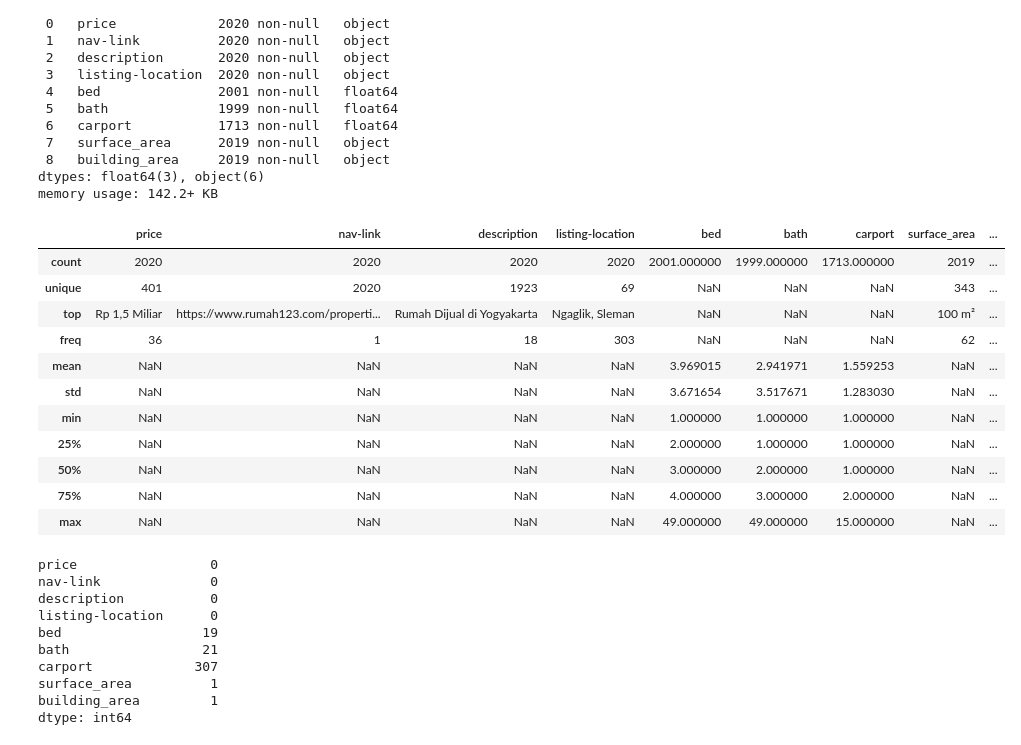
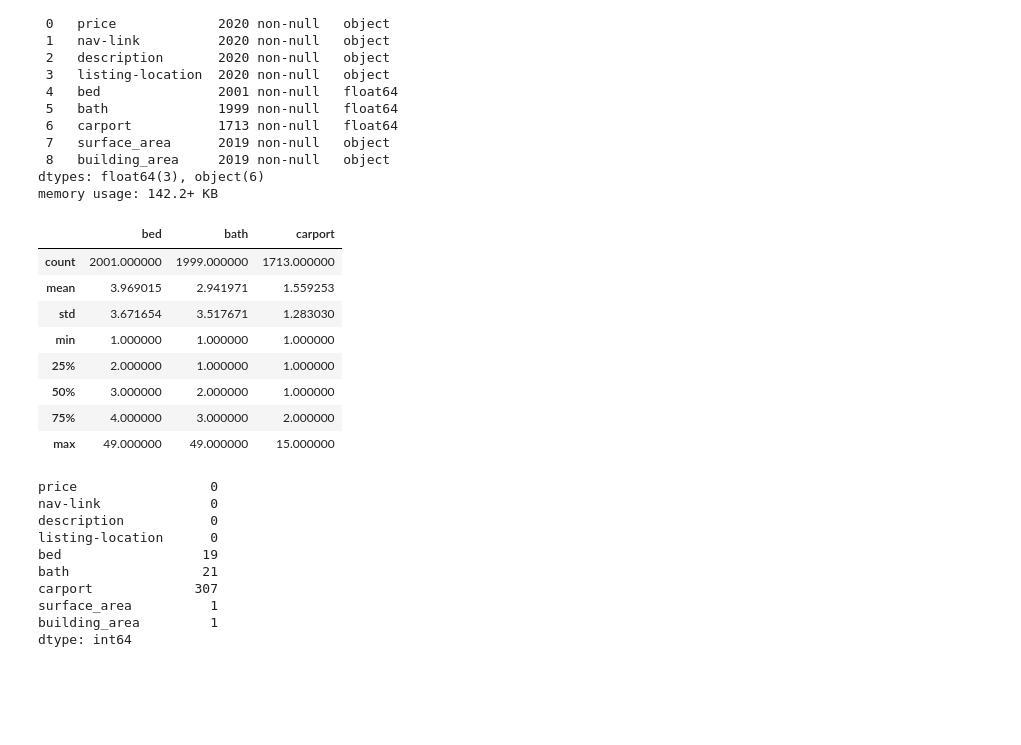
Before and after one commit to Affanzaky06/pPrediksi_Harga_Rumah_DS, a Jupyter notebook: prediksi.ipynb, the cells around one changed output. Saved outputs shown, nothing was run; the diff lists cells and outputs as text; code cells hidden in the pictures; blank space fills up the shorter version.

```diff
--- a/prediksi.ipynb
+++ b/prediksi.ipynb
@@ -38,20 +39,17 @@ Data columns (total 9 columns):
 dtypes: float64(3), object(6)
 memory usage: 142.2+ KB
 # %%
-df.describe(include="all")
+df.describe()
 # %% [output]
-|  | price | nav-link | description | listing-location | bed | bath | carport | surface_area | ... |
-| count | 2020 | 2020 | 2020 | 2020 | 2001.000000 | 1999.000000 | 1713.000000 | 2019 | ... |
-| unique | 401 | 2020 | 1923 | 69 | NaN | NaN | NaN | 343 | ... |
-| top | Rp 1,5 Miliar | https://www.rumah123.com/properti... | Rumah Dijual di Yogyakarta | Ngaglik, Sleman | NaN | NaN | NaN | 100 m² | ... |
-| freq | 36 | 1 | 18 | 303 | NaN | NaN | NaN | 62 | ... |
-| mean | NaN | NaN | NaN | NaN | 3.969015 | 2.941971 | 1.559253 | NaN | ... |
-| std | NaN | NaN | NaN | NaN | 3.671654 | 3.517671 | 1.283030 | NaN | ... |
-| min | NaN | NaN | NaN | NaN | 1.000000 | 1.000000 | 1.000000 | NaN | ... |
-| 25% | NaN | NaN | NaN | NaN | 2.000000 | 1.000000 | 1.000000 | NaN | ... |
-| 50% | NaN | NaN | NaN | NaN | 3.000000 | 2.000000 | 1.000000 | NaN | ... |
-| 75% | NaN | NaN | NaN | NaN | 4.000000 | 3.000000 | 2.000000 | NaN | ... |
-| max | NaN | NaN | NaN | NaN | 49.000000 | 49.000000 | 15.000000 | NaN | ... |
+|  | bed | bath | carport |
+| count | 2001.000000 | 1999.000000 | 1713.000000 |
+| mean | 3.969015 | 2.941971 | 1.559253 |
+| std | 3.671654 | 3.517671 | 1.283030 |
+| min | 1.000000 | 1.000000 | 1.000000 |
+| 25% | 2.000000 | 1.000000 | 1.000000 |
+| 50% | 3.000000 | 2.000000 | 1.000000 |
+| 75% | 4.000000 | 3.000000 | 2.000000 |
+| max | 49.000000 | 49.000000 | 15.000000 |
 # %%
 df.isnull().sum()
 # %% [output]
```
Also changed, not shown: parts of 25 cells of this notebook.
